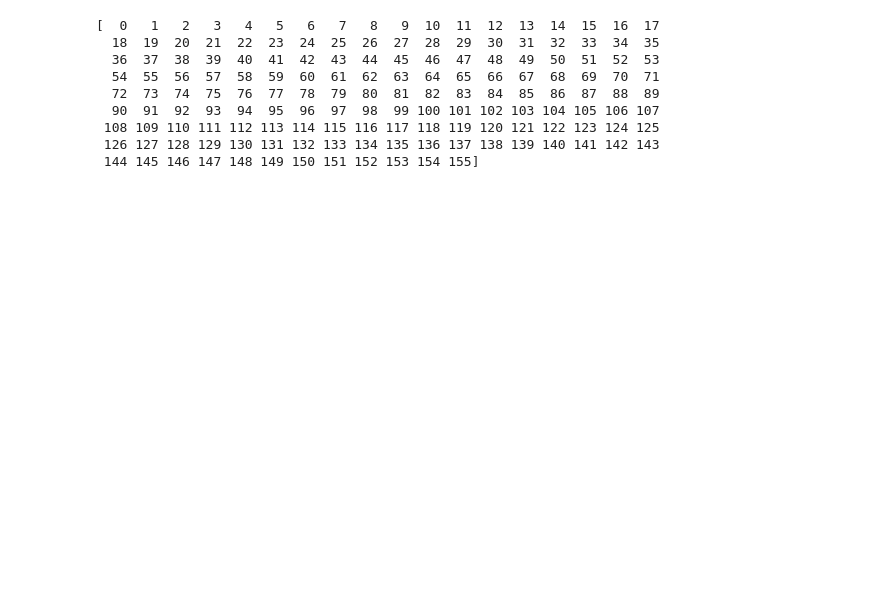
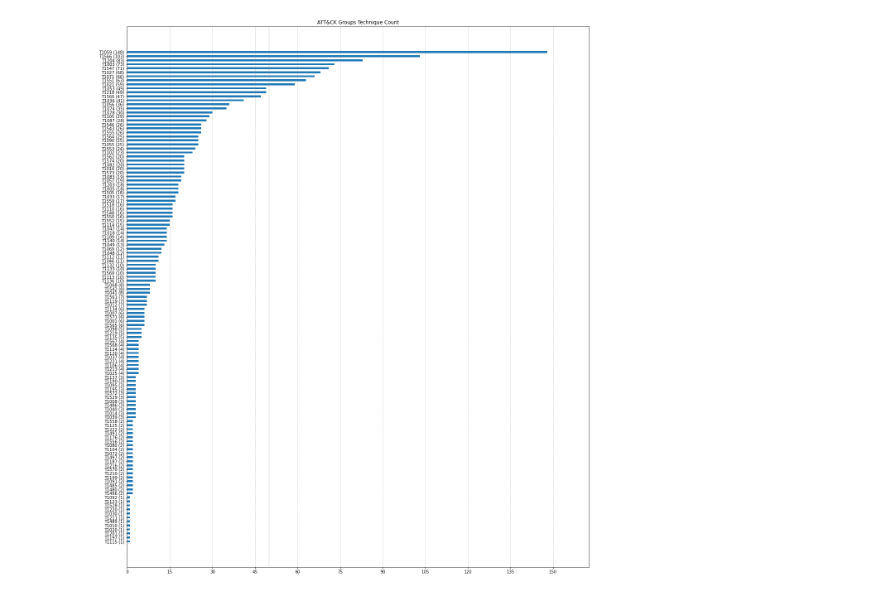
Before and after one commit to wisedier/crawler-examples, a Jupyter notebook: attack.mitre.org/python/analysis.ipynb, the cells around one changed output. Cells and saved outputs as stored; diff of their text form; code cells hidden in the pictures; blank space fills up the shorter version.

```diff
--- a/attack.mitre.org/python/analysis.ipynb
+++ b/attack.mitre.org/python/analysis.ipynb
@@ -46,28 +34,24 @@ plt.show()
-# %%
-import requests
-import functools
-import numpy as np
-
-from crawler import crawl_enterprise_matrix
-
-session = requests.Session()
-matrix = crawl_enterprise_matrix(session)
-techniques = set()
-techniques_list = []
-for tactic in matrix:
-    for tech in matrix[tactic]:
-        techniques.add(tech.id)
-
-tech_index_map = {}
-for i, tech in enumerate(sorted(techniques)):
-    tech_index_map[tech] = i
-# %% [output]
-[  0   1   2   3   4   5   6   7   8   9  10  11  12  13  14  15  16  17
-  18  19  20  21  22  23  24  25  26  27  28  29  30  31  32  33  34  35
-  36  37  38  39  40  41  42  43  44  45  46  47  48  49  50  51  52  53
-  54  55  56  57  58  59  60  61  62  63  64  65  66  67  68  69  70  71
-  72  73  74  75  76  77  78  79  80  81  82  83  84  85  86  87  88  89
-  90  91  92  93  94  95  96  97  98  99 100 101 102 103 104 105 106 107
- 108 109 110 111 112 113 114 115 116 117 118 119 120 121 122 123 124 125
- 126 127 128 129 130 131 132 133 134 135 136 137 138 139 140 141 142 143
- 144 145 146 147 148 149 150 151 152 153 154 155]
+# %%
+import numpy as np
+import matplotlib
+import matplotlib.pyplot as plt
+from matplotlib.ticker import MaxNLocator
+
+technique_ids = set()
+for data in list_data():
+    for tech in data['techniques']:
+        tech_id = tech['techniqueID'].split('.')[0]
+        techniques_count[tech_id] += 1
+        technique_ids.add(tech_id)
+technique_ids = sorted(technique_ids, key=lambda tech_id: techniques_count[tech_id])
+
+plot(
+    'ATT&CK Groups Technique Count',
+    np.arange(len(technique_ids)),
+    [techniques_count[tech_id] for tech_id in technique_ids],
+    list(map(lambda tech_id: f'{tech_id} ({techniques_count[tech_id]})', technique_ids)),
+    figsize=(20, 24),
+    n_locator=11,
+)
+# %% [output]
+[figure, added]
```
Also changed, not shown: parts of 5 cells of this notebook.
